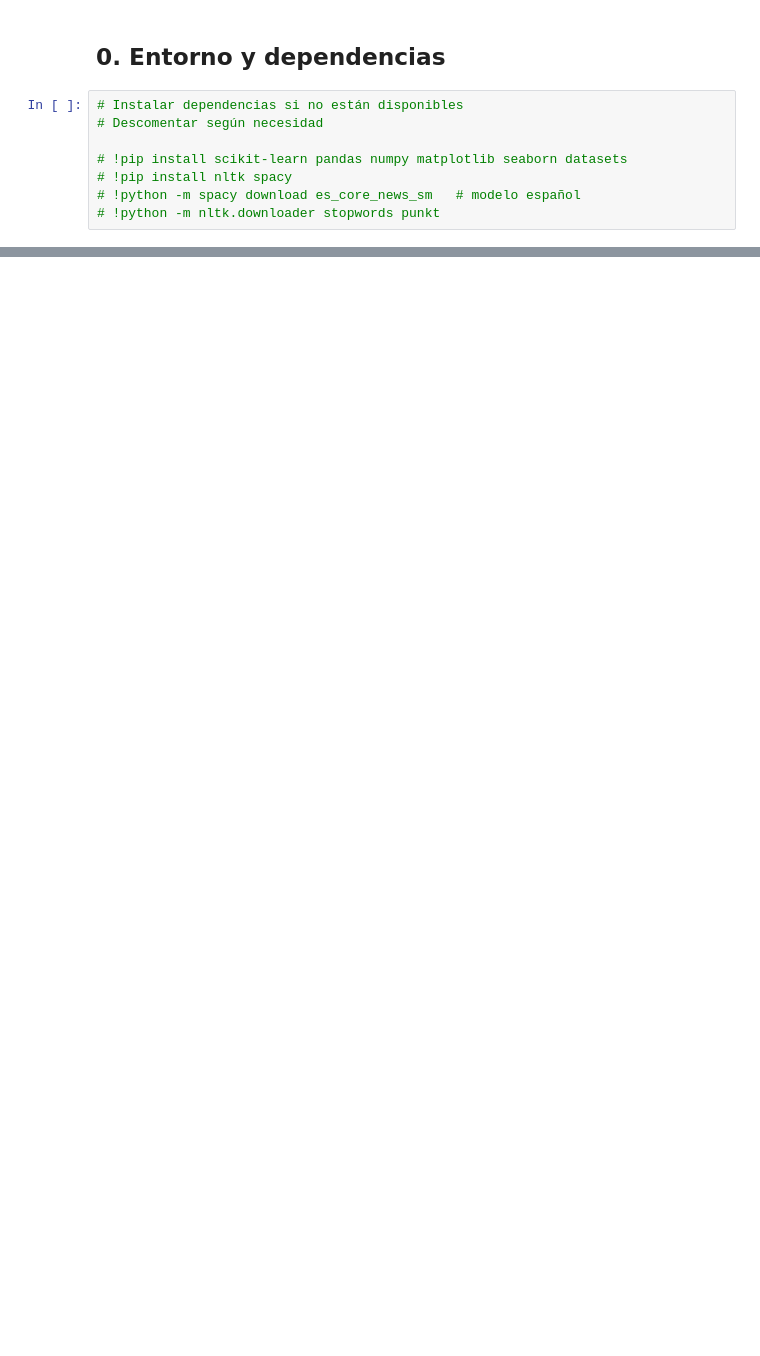
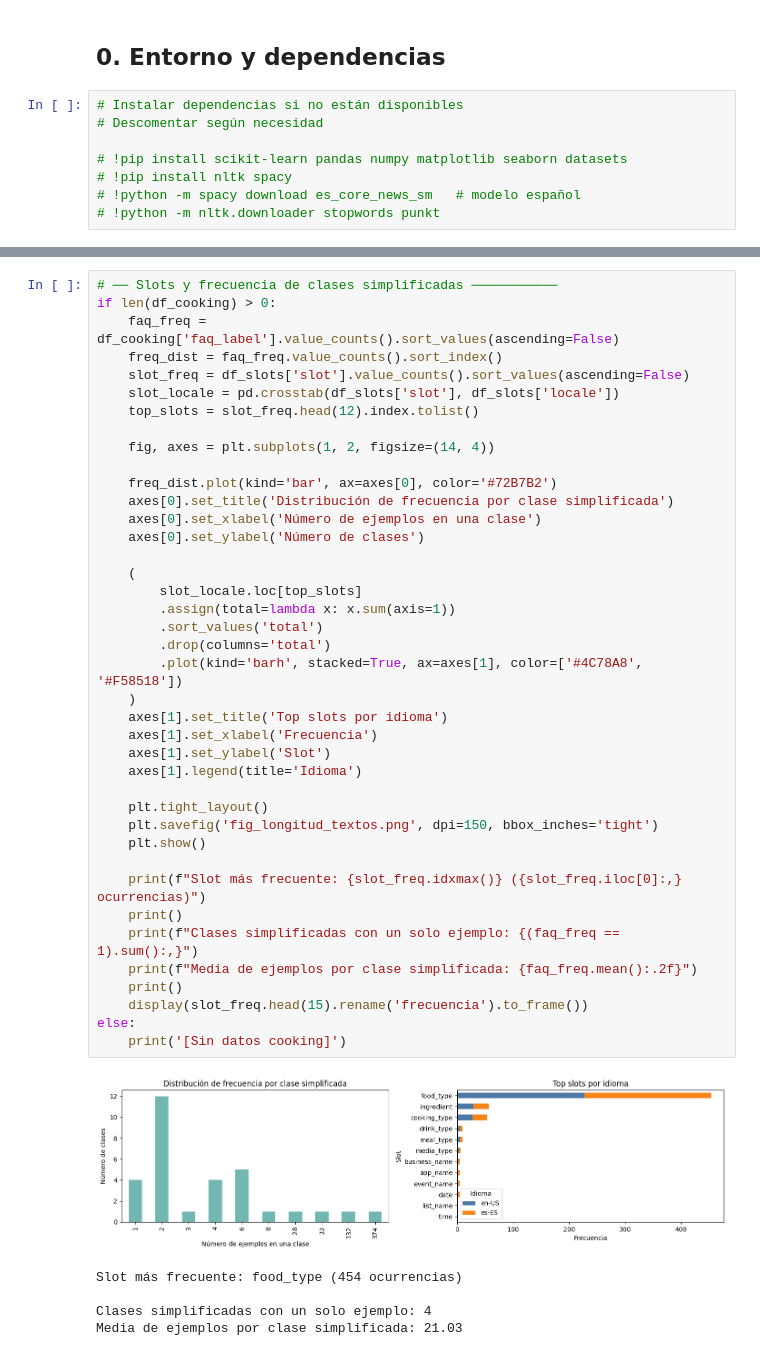
Before and after one commit to antoniommff/pln-faq-assistant, a Jupyter notebook: TDT_PLN_poc.ipynb, the cells around one changed output, grey strips where cells are left out. Drawn from its saved outputs; the diff is of its cells as text; blank space fills up the shorter version.

```diff
--- a/TDT_PLN_poc.ipynb
+++ b/TDT_PLN_poc.ipynb
@@ -145,0 +351,46 @@ Documentar cada decisión de preprocesamiento y su justificación lingüística.
+# %%
+# ── Slots y frecuencia de clases simplificadas ───────────
+if len(df_cooking) > 0:
+    faq_freq = df_cooking['faq_label'].value_counts().sort_values(ascending=False)
+    freq_dist = faq_freq.value_counts().sort_index()
+    slot_freq = df_slots['slot'].value_counts().sort_values(ascending=False)
+    slot_locale = pd.crosstab(df_slots['slot'], df_slots['locale'])
+    top_slots = slot_freq.head(12).index.tolist()
+
+    fig, axes = plt.subplots(1, 2, figsize=(14, 4))
+
+    freq_dist.plot(kind='bar', ax=axes[0], color='#72B7B2')
+    axes[0].set_title('Distribución de frecuencia por clase simplificada')
+    axes[0].set_xlabel('Número de ejemplos en una clase')
+    axes[0].set_ylabel('Número de clases')
+
+    (
+        slot_locale.loc[top_slots]
+        .assign(total=lambda x: x.sum(axis=1))
+        .sort_values('total')
+        .drop(columns='total')
+        .plot(kind='barh', stacked=True, ax=axes[1], color=['#4C78A8', '#F58518'])
+    )
+    axes[1].set_title('Top slots por idioma')
+    axes[1].set_xlabel('Frecuencia')
+    axes[1].set_ylabel('Slot')
+    axes[1].legend(title='Idioma')
+
+    plt.tight_layout()
+    plt.savefig('fig_longitud_textos.png', dpi=150, bbox_inches='tight')
+    plt.show()
+
+    print(f"Slot más frecuente: {slot_freq.idxmax()} ({slot_freq.iloc[0]:,} ocurrencias)")
+    print()
+    print(f"Clases simplificadas con un solo ejemplo: {(faq_freq == 1).sum():,}")
+    print(f"Media de ejemplos por clase simplificada: {faq_freq.mean():.2f}")
+    print()
+    display(slot_freq.head(15).rename('frecuencia').to_frame())
+else:
+    print('[Sin datos cooking]')
+# %% [output]
+[figure, added]
+Slot más frecuente: food_type (454 ocurrencias)
+
+Clases simplificadas con un solo ejemplo: 4
+Media de ejemplos por clase simplificada: 21.03
```
Also changed, not shown: parts of 41 cells of this notebook.
